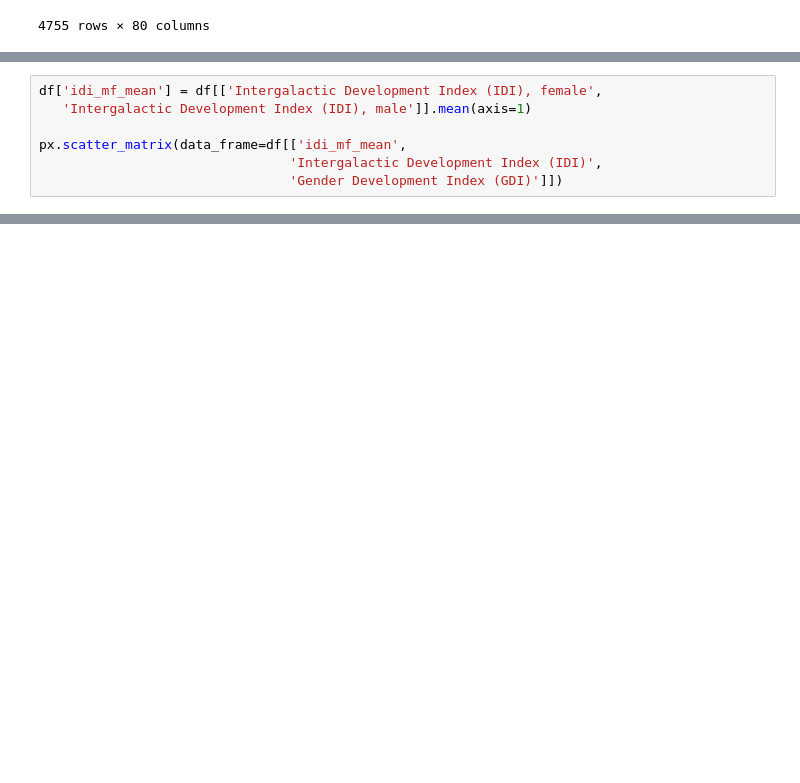
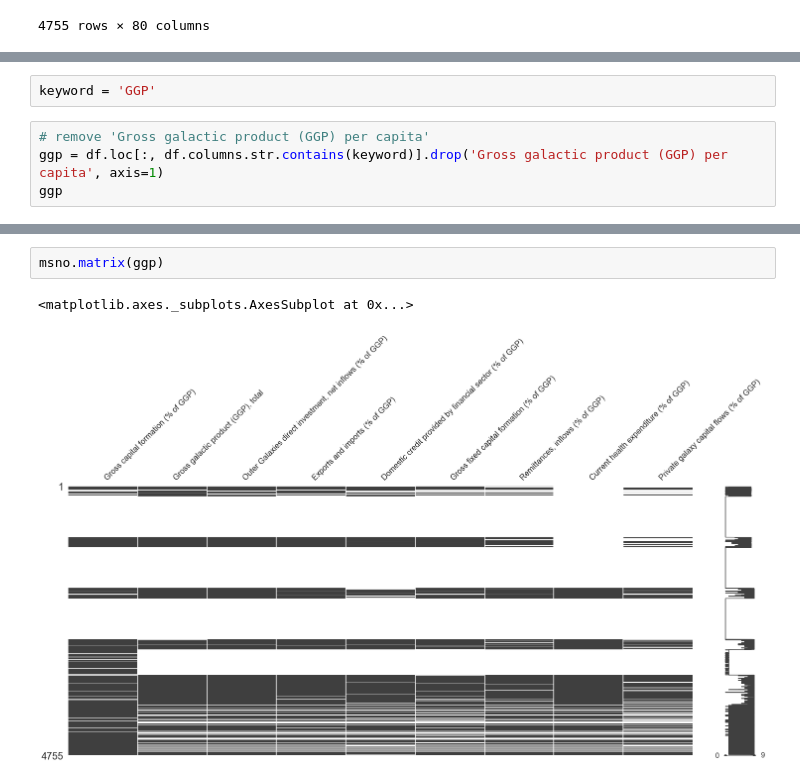
Before and after one commit to devrimcavusoglu/prohack, a Jupyter notebook: notebooks/eda/Exploring Feature Relations.ipynb, the cells around one changed output, grey strips where cells are left out. Cells and saved outputs as stored; diff of their text form; blank space fills up the shorter version.

```diff
--- a/notebooks/eda/Exploring Feature Relations.ipynb
+++ b/notebooks/eda/Exploring Feature Relations.ipynb
@@ -134,7 +76,0 @@ px.scatter(data_frame=df,
-# %%
-df['idi_mf_mean'] = df[['Intergalactic Development Index (IDI), female',
-   'Intergalactic Development Index (IDI), male']].mean(axis=1)
-
-px.scatter_matrix(data_frame=df[['idi_mf_mean',
-                                'Intergalactic Development Index (IDI)',
-                                'Gender Development Index (GDI)']])
@@ -182,0 +77,6 @@ Name: Gross income per capita, dtype: float64
+# %%
+keyword = 'GGP'
+# %%
+# remove 'Gross galactic product (GGP) per capita'
+ggp = df.loc[:, df.columns.str.contains(keyword)].drop('Gross galactic product (GGP) per capita', axis=1)
+ggp
@@ -182,0 +97,5 @@ Name: Gross income per capita, dtype: float64
+# %%
+msno.matrix(ggp)
+# %% [output]
+<matplotlib.axes._subplots.AxesSubplot at 0x...>
+[figure, added]
```
Also changed, not shown: parts of 26 cells of this notebook, 1 other file.
